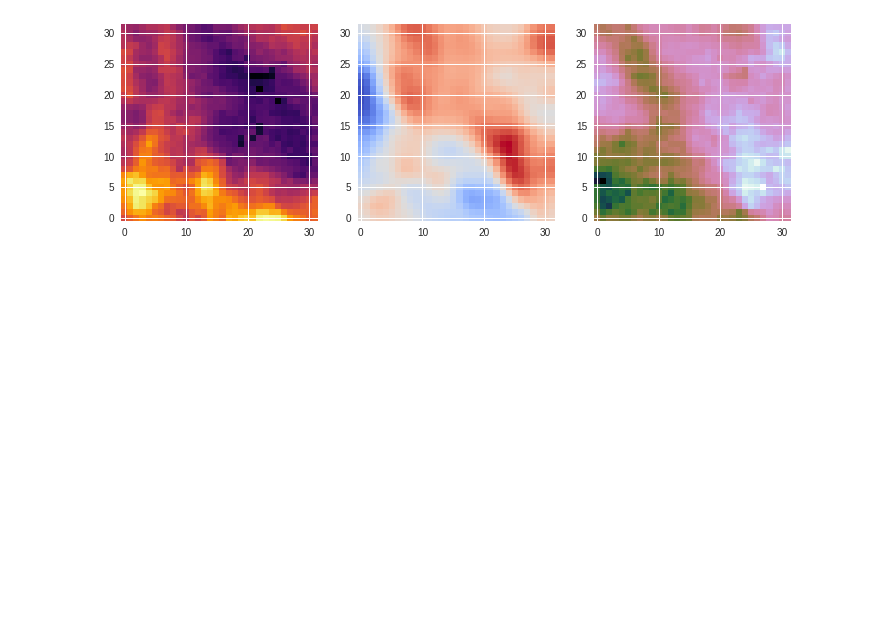
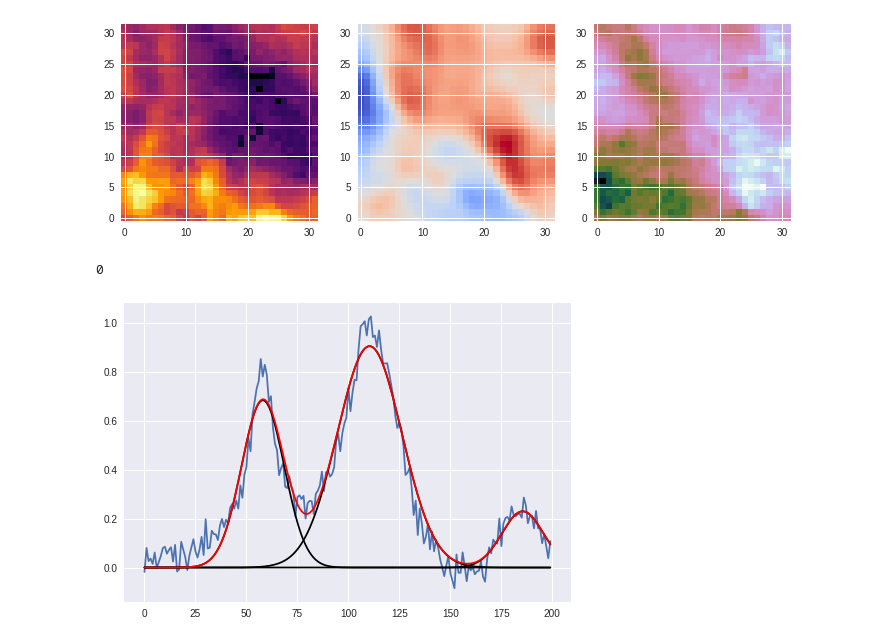
Before and after one commit to antoinemarchal/ROHSA, a Jupyter notebook: ROHSApy.ipynb, the cells around one changed output. Cells and saved outputs as stored; diff of their text form; code cells hidden in the pictures; blank space fills up the shorter version.

```diff
--- a/ROHSApy.ipynb
+++ b/ROHSApy.ipynb
@@ -163,11 +169,11 @@ read_gaussian() method allows you to read the output file generated by ROHSA. Th
 
 Note that position and dispersion are in pixel unit
 # %%
-Gaussian = core.read_gaussian("GHIGLS_DFN_Tb_gauss_run_0.dat")
-print("dim cube = " + str(Gaussian.shape))
+gaussian = core.read_gaussian("GHIGLS_DFN_Tb_gauss_run_0.dat")
+print("dim cube = " + str(gaussian.shape))
 
-amplitude = Gaussian[0::3]
-position = Gaussian[1::3]
-dispersion = Gaussian[2::3]
+amplitude = gaussian[0::3]
+position = gaussian[1::3]
+dispersion = gaussian[2::3]
 # %% [output]
 Opening data file
@@ -186,3 +192,8 @@ plt.imshow(dispersion[0], origin="lower", cmap="cubehelix")
 # %% [output]
 <matplotlib.image.AxesImage at 0x...>
 [figure]
+# %%
+core.plot_spect(gaussian,12,12)
+# %% [output]
+0
+[figure, added]
```
Also changed, not shown: parts of 7 cells of this notebook.
